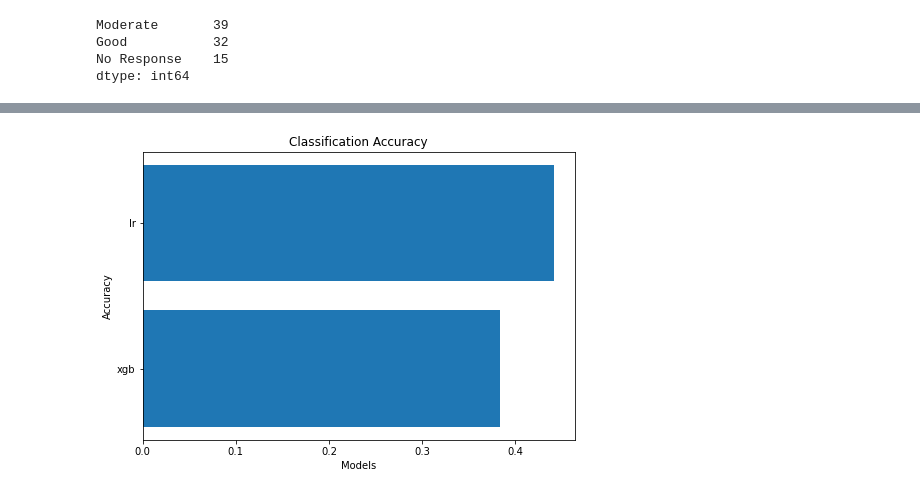
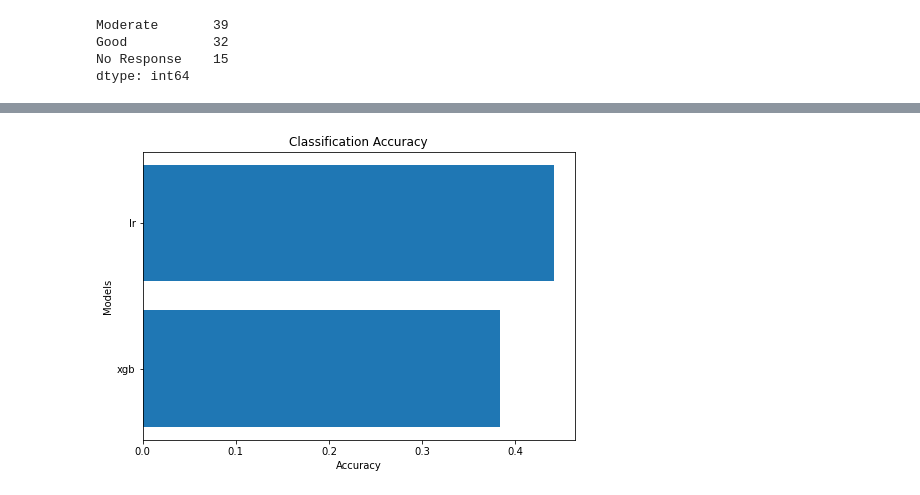
Before and after one commit to Gaskell-1206/Ensemble_DRP, a Jupyter notebook: ModelModule/models.ipynb, the cells around one changed output, grey strips where cells are left out. Cells and saved outputs as stored; diff of their text form; code cells hidden in the pictures.

```diff
--- a/ModelModule/models.ipynb
+++ b/ModelModule/models.ipynb
@@ -162,4 +166,4 @@ aml.plot_results('regression')
 # %%
-aml.plot_results('classification')
+aml.plot_results('classification','Accuracy')
 # %% [output]
-[figure, old version]
+[figure, new version]
```
Also changed, not shown: parts of 4 cells of this notebook, 2 other files.
